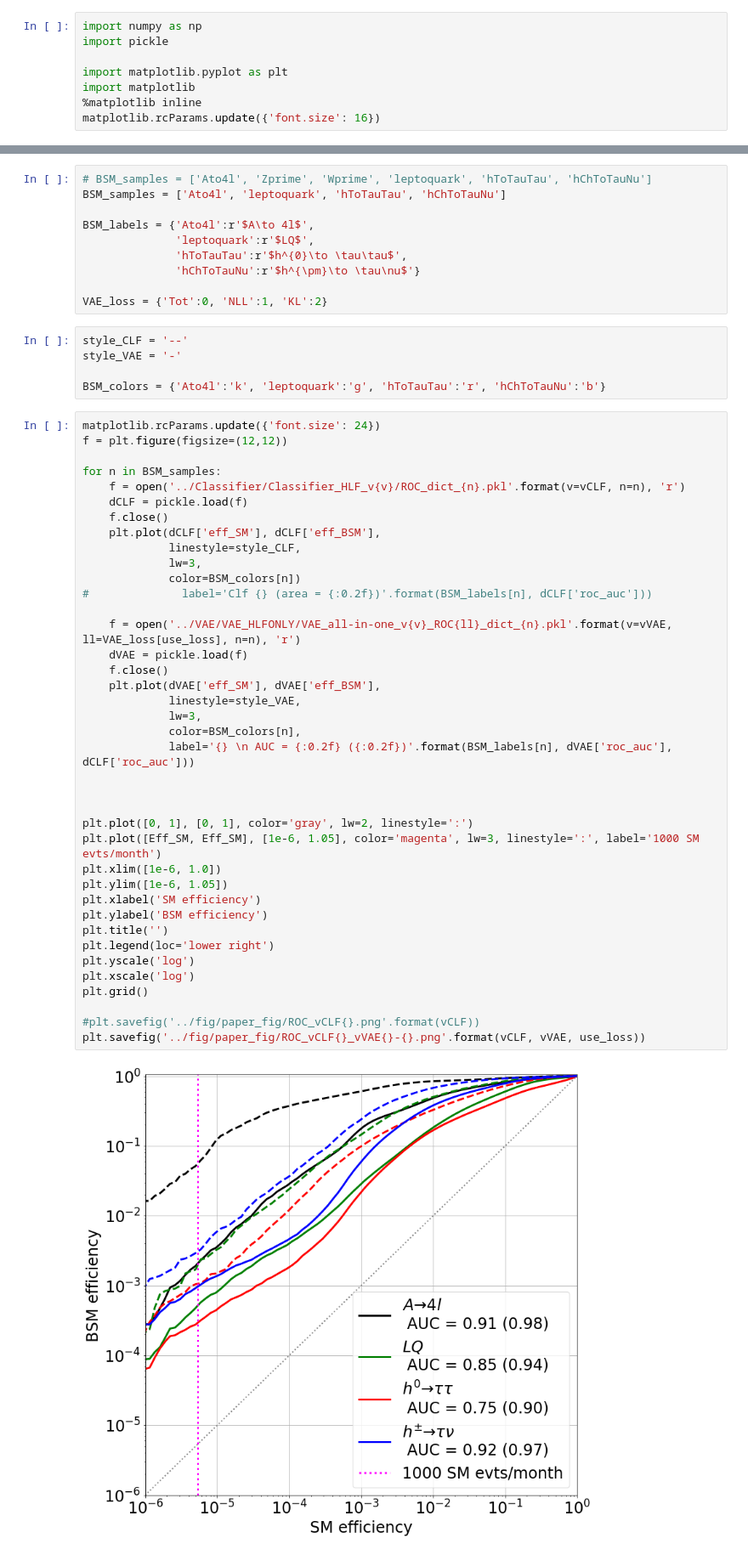
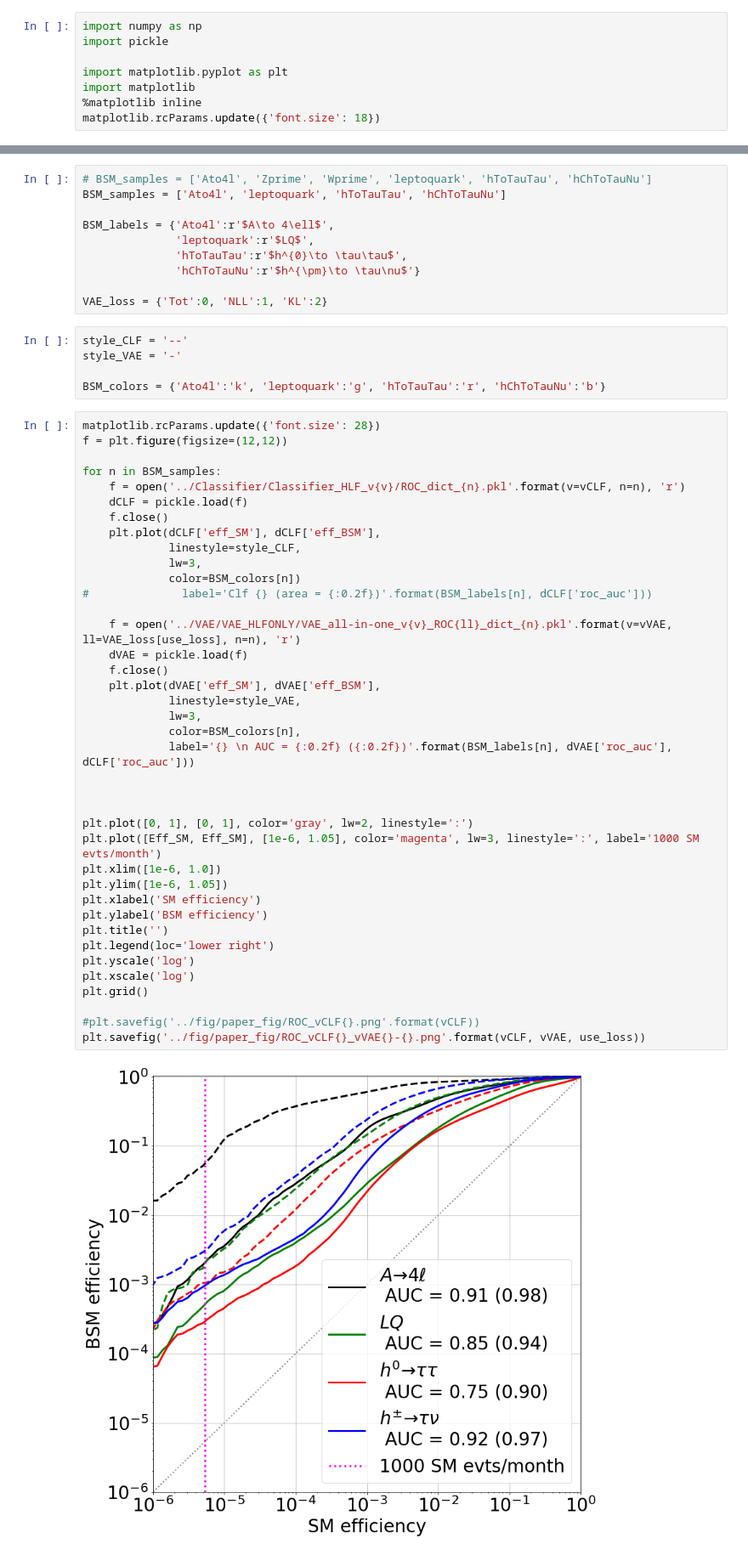
Before and after one commit to ocerri/AnomalyDetection, a Jupyter notebook: scripts/plot_ROCcurves_VAE-clf.ipynb, the cells around one changed output, grey strips where cells are left out. Shown: that part at 85% size. Drawn from its saved outputs; the diff is of its cells as text.

```diff
--- a/scripts/plot_ROCcurves_VAE-clf.ipynb
+++ b/scripts/plot_ROCcurves_VAE-clf.ipynb
@@ -5,7 +5,7 @@ import pickle
 import matplotlib.pyplot as plt
 import matplotlib
 %matplotlib inline
-matplotlib.rcParams.update({'font.size': 16})
+matplotlib.rcParams.update({'font.size': 18})
 # %%
 vVAE = 71
 vCLF = 4
@@ -15,7 +15,7 @@ use_loss = 'NLL'
 # BSM_samples = ['Ato4l', 'Zprime', 'Wprime', 'leptoquark', 'hToTauTau', 'hChToTauNu']
 BSM_samples = ['Ato4l', 'leptoquark', 'hToTauTau', 'hChToTauNu']
 
-BSM_labels = {'Ato4l':r'$A\to 4l$',
+BSM_labels = {'Ato4l':r'$A\to 4\ell$',
               'leptoquark':r'$LQ$',
               'hToTauTau':r'$h^{0}\to \tau\tau$',
               'hChToTauNu':r'$h^{\pm}\to \tau\nu$'}
@@ -27,7 +27,7 @@ style_VAE = '-'
 
 BSM_colors = {'Ato4l':'k', 'leptoquark':'g', 'hToTauTau':'r', 'hChToTauNu':'b'}
 # %%
-matplotlib.rcParams.update({'font.size': 24})
+matplotlib.rcParams.update({'font.size': 28})
 f = plt.figure(figsize=(12,12))
 
 for n in BSM_samples:
@@ -39,31 +39,31 @@ for n in BSM_samples:
              lw=3,
              color=BSM_colors[n])
 #              label='Clf {} (area = {:0.2f})'.format(BSM_labels[n], dCLF['roc_auc']))
 
     f = open('../VAE/VAE_HLFONLY/VAE_all-in-one_v{v}_ROC{ll}_dict_{n}.pkl'.format(v=vVAE, ll=VAE_loss[use_loss], n=n), 'r')
     dVAE = pickle.load(f)
     f.close()
     plt.plot(dVAE['eff_SM'], dVAE['eff_BSM'],
              linestyle=style_VAE,
              lw=3,
              color=BSM_colors[n],
              label='{} \n AUC = {:0.2f} ({:0.2f})'.format(BSM_labels[n], dVAE['roc_auc'], dCLF['roc_auc']))
 
 
 
 plt.plot([0, 1], [0, 1], color='gray', lw=2, linestyle=':')
 plt.plot([Eff_SM, Eff_SM], [1e-6, 1.05], color='magenta', lw=3, linestyle=':', label='1000 SM evts/month')
 plt.xlim([1e-6, 1.0])
 plt.ylim([1e-6, 1.05])
 plt.xlabel('SM efficiency')
 plt.ylabel('BSM efficiency')
 plt.title('')
 plt.legend(loc='lower right')
 plt.yscale('log')
 plt.xscale('log')
 plt.grid()
 
 #plt.savefig('../fig/paper_fig/ROC_vCLF{}.png'.format(vCLF))
 plt.savefig('../fig/paper_fig/ROC_vCLF{}_vVAE{}-{}.png'.format(vCLF, vVAE, use_loss))
 # %% [output]
-[figure, old version]
+[figure, new version]
```
Also changed, not shown: 19 other files.
